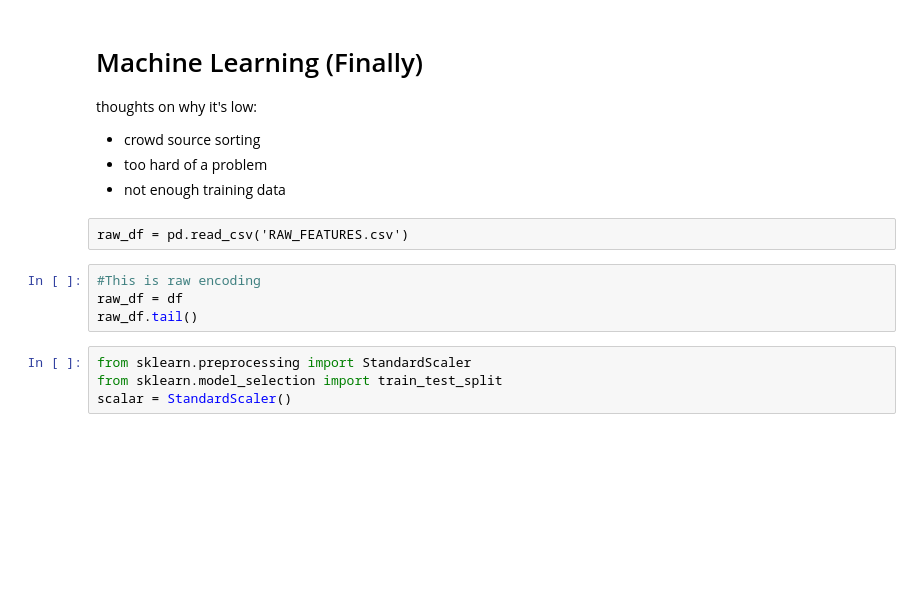
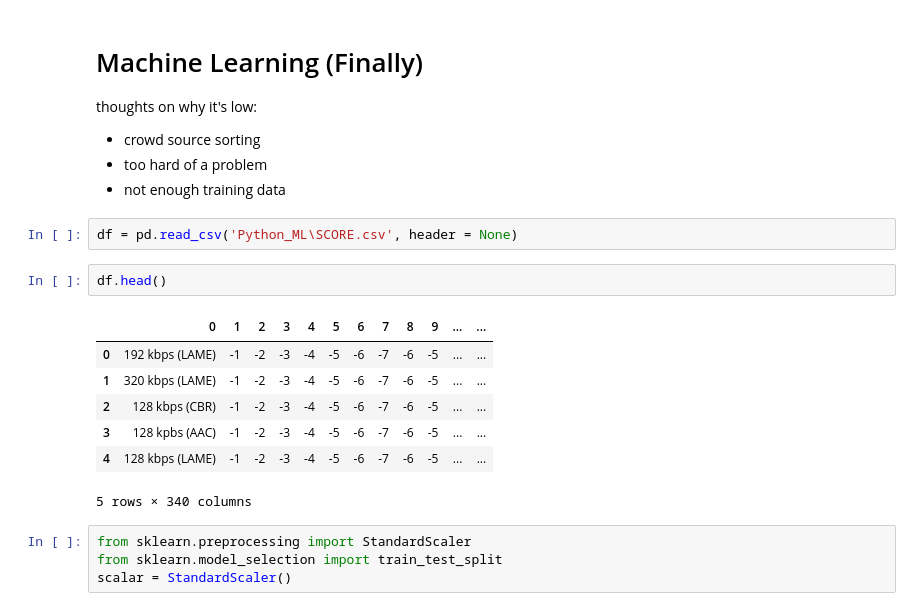
Before and after one commit to TSlesinger/INFO-4700-Capstone, a Jupyter notebook: Dataset Building.ipynb, the cells around one changed output. Saved outputs shown, nothing was run; the diff lists cells and outputs as text; blank space fills up the shorter version.

```diff
--- a/Dataset Building.ipynb
+++ b/Dataset Building.ipynb
@@ -115,12 +117,18 @@ thoughts on why it's low:
 - crowd source sorting
 - too hard of a problem
 - not enough training data
-# %% [raw]
-raw_df = pd.read_csv('RAW_FEATURES.csv')
-# %%
-#This is raw encoding
-raw_df = df
-raw_df.tail()
+# %%
+df = pd.read_csv('Python_ML\SCORE.csv', header = None)
+# %%
+df.head()
+# %% [output]
+|  | 0 | 1 | 2 | 3 | 4 | 5 | 6 | 7 | 8 | 9 | ... | ... |
+| 0 | 192 kbps (LAME) | -1 | -2 | -3 | -4 | -5 | -6 | -7 | -6 | -5 | ... | ... |
+| 1 | 320 kbps (LAME) | -1 | -2 | -3 | -4 | -5 | -6 | -7 | -6 | -5 | ... | ... |
+| 2 | 128 kbps (CBR) | -1 | -2 | -3 | -4 | -5 | -6 | -7 | -6 | -5 | ... | ... |
+| 3 | 128 kpbs (AAC) | -1 | -2 | -3 | -4 | -5 | -6 | -7 | -6 | -5 | ... | ... |
+| 4 | 128 kbps (LAME) | -1 | -2 | -3 | -4 | -5 | -6 | -7 | -6 | -5 | ... | ... |
+5 rows × 340 columns
 # %%
 from sklearn.preprocessing import StandardScaler
 from sklearn.model_selection import train_test_split
```
Also changed, not shown: parts of 5 cells of this notebook, 13 other files.
